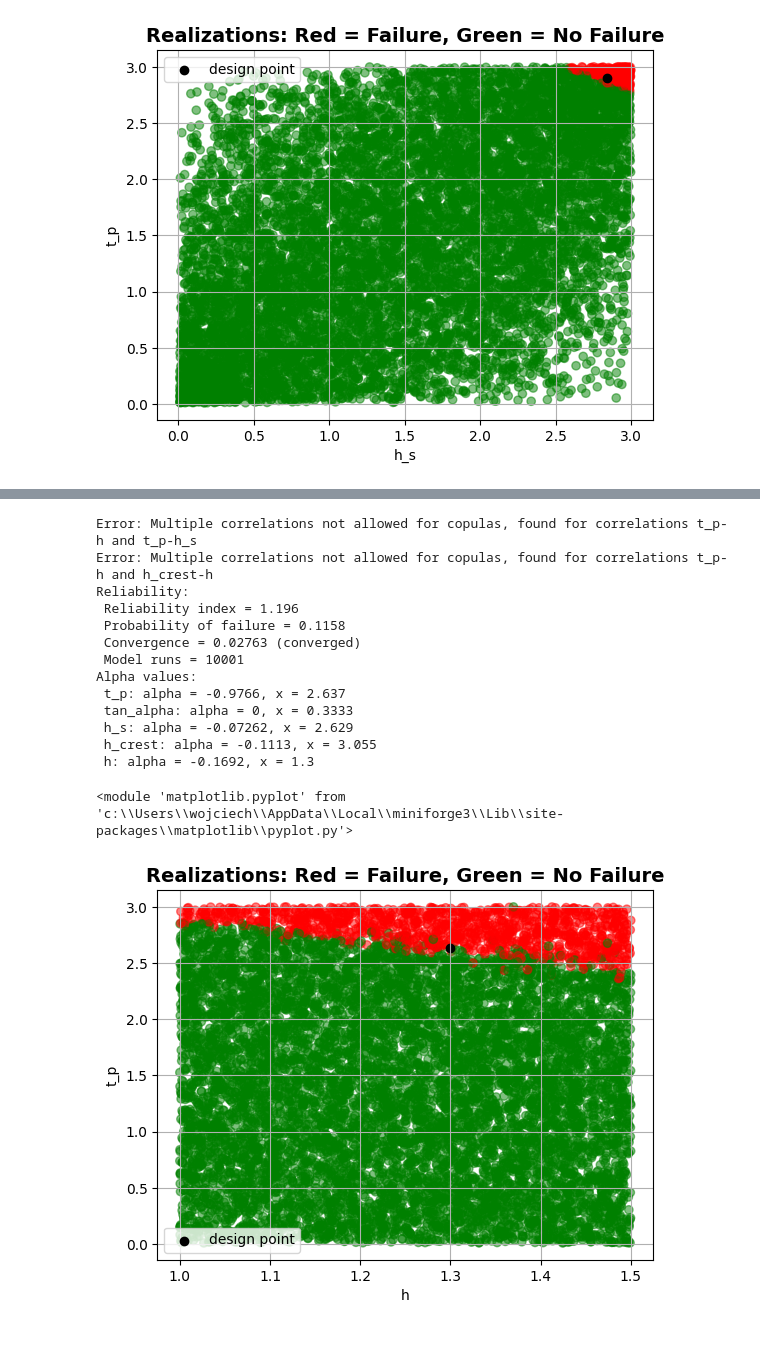
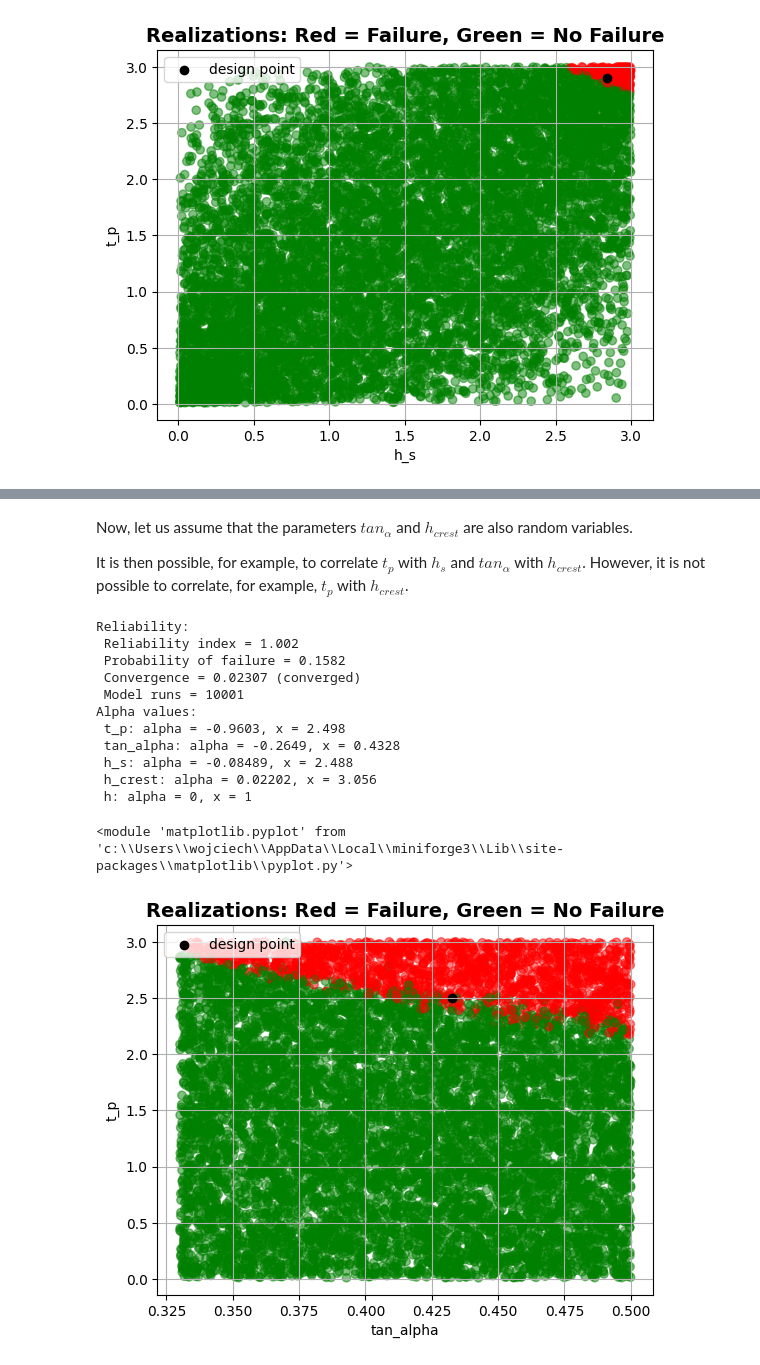
Before and after one commit to Deltares/ProbabilisticLibrary, a Jupyter notebook: sources/Deltares.Probabilistic.PWrapper.Notebooks/copulas.ipynb, the cells around one changed output, grey strips where cells are left out. Cells and saved outputs as stored; diff of their text form; code cells hidden in the pictures.

```diff
--- a/sources/Deltares.Probabilistic.PWrapper.Notebooks/copulas.ipynb
+++ b/sources/Deltares.Probabilistic.PWrapper.Notebooks/copulas.ipynb
@@ -152,48 +171,34 @@ Alpha values:
+# %% [markdown]
+Now, let us assume that the parameters $tan_{\alpha}$ and $h_{crest}$ are also random variables.
+
+It is then possible, for example, to correlate $t_p$ with $h_s$ and $tan_{\alpha}$ with $h_{crest}$. However, it is not possible to correlate, for example, $t_p$ with $h_{crest}$.
 # %%
-project.variables["t_p"].distribution = DistributionType.uniform
-project.variables["t_p"].minimum = 0.01
-project.variables["t_p"].maximum = 3.0
-
-project.variables["tan_alpha"].distribution = DistributionType.deterministic
-project.variables["tan_alpha"].mean = 0.333333
-
-project.variables["h_s"].distribution = DistributionType.uniform
-project.variables["h_s"].minimum = 0.01
-project.variables["h_s"].maximum = 3.0
-
 project.variables["h_crest"].distribution = DistributionType.uniform
 project.variables["h_crest"].minimum = 3.0
 project.variables["h_crest"].maximum = 3.1
 
-project.variables["h"].distribution = DistributionType.uniform
-project.variables["h"].minimum = 1.0
-project.variables["h"].maximum = 1.5
-
-par = 5.0 # >= 1
+project.variables["tan_alpha"].distribution = DistributionType.uniform
+project.variables["tan_alpha"].minimum = 0.33
+project.variables["tan_alpha"].maximum = 0.5
 
 project.correlation_type = CorrelationType.copulas
-project.copulas["t_p", "h_s"] = (par, CopulaType.gumbel)
+project.copulas["t_p", "h_s"] = (5.0, CopulaType.gumbel)
+project.copulas["tan_alpha", "h_crest"] = (3.0, CopulaType.frank)
 
-project.copulas["h_crest", "h"] = (par, CopulaType.frank)
-
-project.copulas["t_p", "h"] = (par, CopulaType.frank)
 project.run()
-
 project.design_point.print()
 project.design_point.get_plot_realizations()
 # %% [output]
-Error: Multiple correlations not allowed for copulas, found for correlations t_p-h and t_p-h_s
-Error: Multiple correlations not allowed for copulas, found for correlations t_p-h and h_crest-h
 Reliability:
- Reliability index = 1.196
- Probability of failure = 0.1158
- Convergence = 0.02763 (converged)
+ Reliability index = 1.002
+ Probability of failure = 0.1582
+ Convergence = 0.02307 (converged)
  Model runs = 10001
 Alpha values:
- t_p: alpha = -0.9766, x = 2.637
- tan_alpha: alpha = 0, x = 0.3333
- h_s: alpha = -0.07262, x = 2.629
- h_crest: alpha = -0.1113, x = 3.055
- h: alpha = -0.1692, x = 1.3
+ t_p: alpha = -0.9603, x = 2.498
+ tan_alpha: alpha = -0.2649, x = 0.4328
+ h_s: alpha = -0.08489, x = 2.488
+ h_crest: alpha = 0.02202, x = 3.056
+ h: alpha = 0, x = 1
 <module 'matplotlib.pyplot' from 'c:\\Users\\wojciech\\AppData\\Local\\miniforge3\\Lib\\site-packages\\matplotlib\\pyplot.py'>
-[figure, old version]
+[figure, new version]
```
Also changed, not shown: parts of 13 cells of this notebook.
